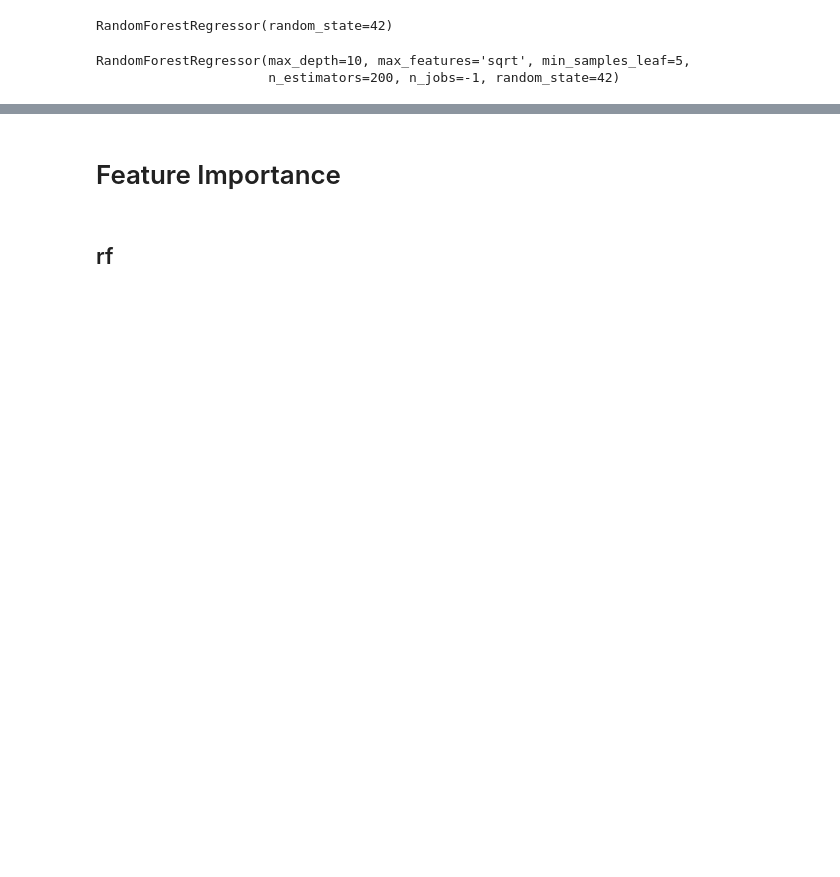
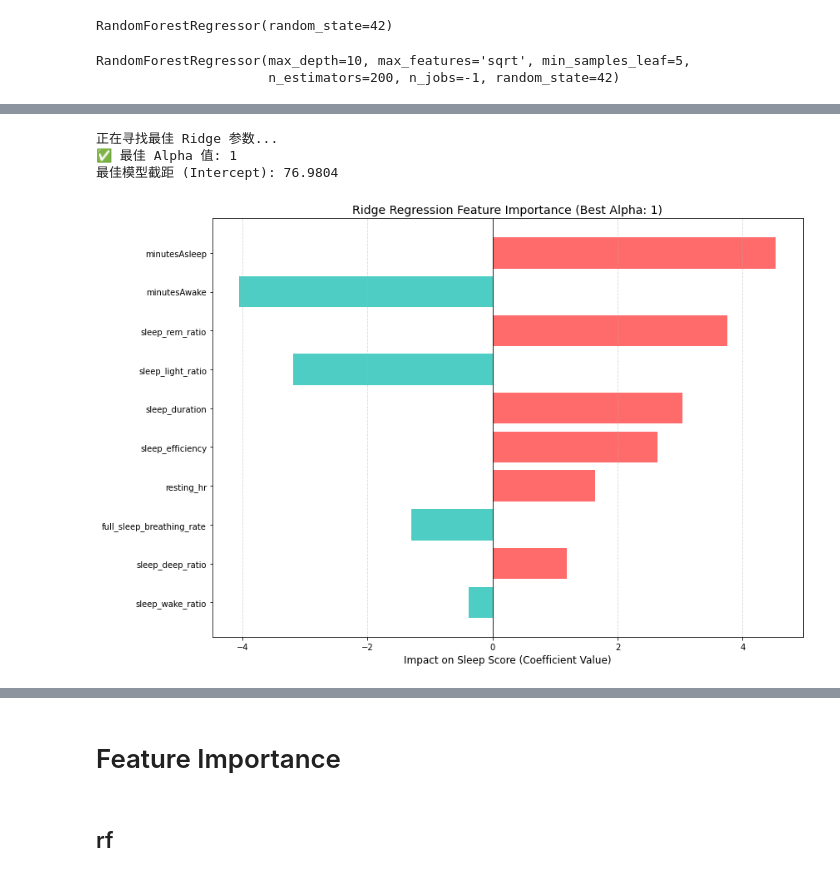
Before and after one commit to Physics-Lee/lifesnaps, a Jupyter notebook: code/main.ipynb, the cells around one changed output, grey strips where cells are left out. Drawn from its saved outputs; the diff is of its cells as text; code cells hidden in the pictures; blank space fills up the shorter version.

```diff
--- a/code/main.ipynb
+++ b/code/main.ipynb
@@ -541,0 +637,79 @@ evaluate_model(y_test, y_pred_test, "Test")
+# %%
+from sklearn.linear_model import Ridge
+from sklearn.model_selection import GridSearchCV
+import pandas as pd
+import matplotlib.pyplot as plt
+import numpy as np
+
+# ==========================================
+# 1. 设置 Grid Search 参数范围
+# ==========================================
+# alpha 通常按 10 倍跨度尝试：0.01, 0.1, 1, 10, 100...
+param_grid = {'alpha': [0.001, 0.01, 0.1, 1, 5, 10, 50, 100, 1000]}
+
+# ==========================================
+# 2. 训练与搜索最佳参数
+# ==========================================
+print("正在寻找最佳 Ridge 参数...")
+ridge = Ridge(random_state=42)
+grid_search = GridSearchCV(
+    estimator=ridge,
+    param_grid=param_grid,
+    cv=5,
+    scoring='neg_mean_squared_error', # 用 MSE 误差最小化作为标准
+    n_jobs=-1
+)
+
+grid_search.fit(X_train, y_train)
+
+# 获取最佳模型
+best_ridge_model = grid_search.best_estimator_
+best_alpha = grid_search.best_params_['alpha']
+
+print(f"✅ 最佳 Alpha 值: {best_alpha}")
+print(f"最佳模型截距 (Intercept): {best_ridge_model.intercept_:.4f}")
+
+# ==========================================
+# 3. 提取系数并画图 (使用最佳模型)
+# ==========================================
+feature_names = X_train.columns.tolist()
+
+coefs = pd.DataFrame({
+    'Feature': feature_names,
+    'Coefficient': best_ridge_model.coef_  # 注意：这里用的是 best_ridge_model
+})
+
+# 计算绝对值用于排序
+coefs['Abs_Coef'] = coefs['Coefficient'].abs()
+
+# 为了画图好看，我们按绝对值从小到大排序
+# (这样 barh 画出来最重要的特征会在最上面)
+coefs = coefs.sort_values(by='Abs_Coef', ascending=True)
+
+# 开始画图
+plt.figure(figsize=(12, 8))
+
+# 根据正负设置颜色 (红色=正相关/加分项, 蓝色=负相关/减分项)
+colors = ['#ff6b6b' if x > 0 else '#4ecdc4' for x in coefs['Coefficient']]
+
+plt.barh(coefs['Feature'], coefs['Coefficient'], color=colors)
+
+# 添加装饰
+plt.title(f"Ridge Regression Feature Importance (Best Alpha: {best_alpha})", fontsize=14)
+plt.xlabel("Impact on Sleep Score (Coefficient Value)", fontsize=12)
+plt.axvline(x=0, color='black', linestyle='-', linewidth=0.8) # 加一条 0 分界线
+plt.grid(axis='x', linestyle='--', alpha=0.5)
+
+plt.tight_layout()
+plt.show()
+
+# ==========================================
+# 4. (可选) 打印该模型的数学公式
+# ==========================================
+# 如果你之前定义了那个 print_model_formula 函数，可以直接调用：
+print_model_formula(best_ridge_model, feature_names)
+# %% [output]
+正在寻找最佳 Ridge 参数...
+✅ 最佳 Alpha 值: 1
+最佳模型截距 (Intercept): 76.9804
+[figure, added]
```
Also changed, not shown: parts of 58 cells of this notebook.
